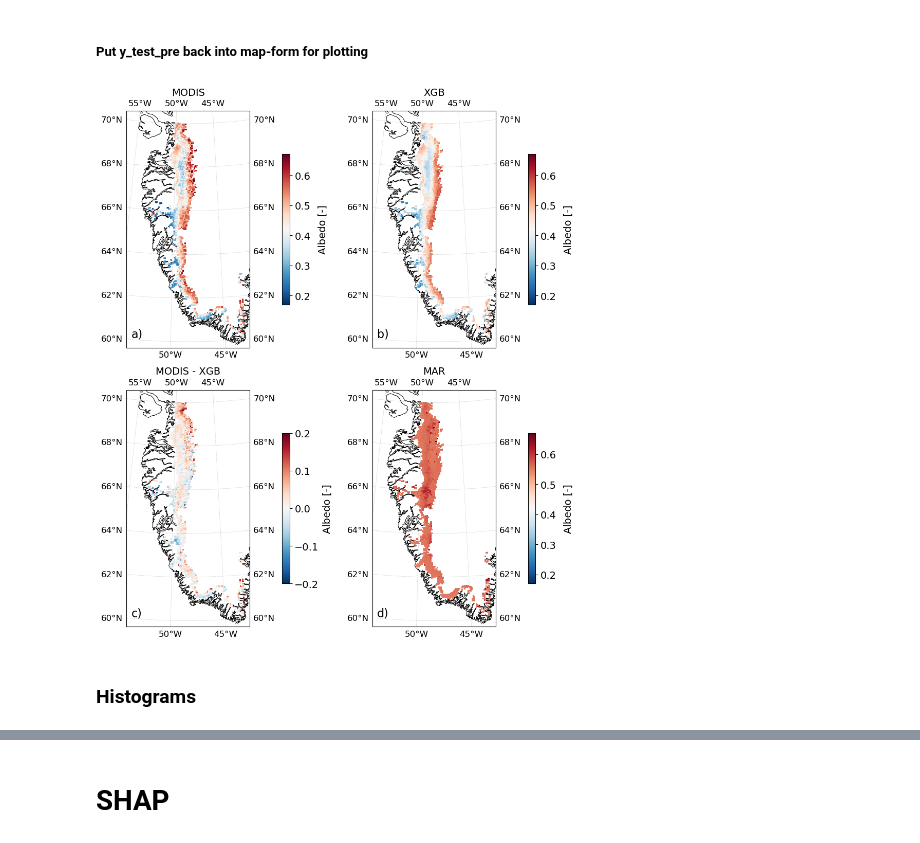
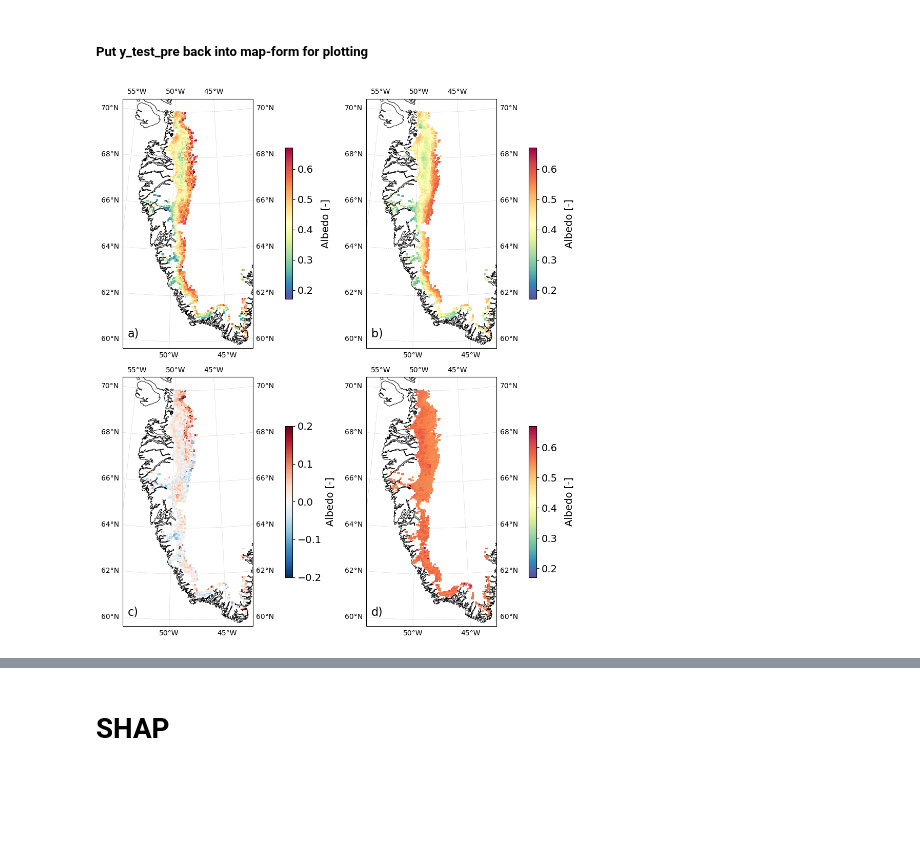
Before and after one commit to raf-antwerpen/PIXAL-predictive-ice-albedo-model, a Jupyter notebook: PIXAL.ipynb, the cells around one changed output, grey strips where cells are left out. Saved outputs shown, nothing was run; the diff lists cells and outputs as text; code cells hidden in the pictures; blank space fills up the shorter version.

```diff
--- a/PIXAL.ipynb
+++ b/PIXAL.ipynb
@@ -254,7 +276,7 @@ x_mask = x_dum
 y_nonan = y_mask[~np.isnan(y_mask)]
 
 # create zero matrix of same lenth as y_nonan, with space for all 23 features in x
-x_nonan = np.zeros((450110,x.shape[3]))
+x_nonan = np.zeros((299125,x.shape[3]))
 
 # put values of x (where bareice==1) in x_nonan, for all MAR features
 for i in range(x.shape[3]):
@@ -536,3 +670,20 @@ for t in range(y_test_pre.shape[0]):
+# %%
+# the last 40920 (old, is now like 29000) data points (all data points in X_test and y_test) are spread over the last 200 days.
+# put y_test_pre values in a matrix of shape (200,207,115) and then only use the last 184 days. otherwise the means are skewed towards august.
+y_test_pre_vals = np.zeros((200,207,115))
+AL2_test_vals = np.zeros((200,207,115))
+
+# number of valid values in the last 2 years/184 days, which is contained in the last 23648 values
+# this is also the first element on june 1, 2020
+fel = int(np.nansum(maskyc[-184:,:,:]))
+
+# only use the values from the last 2 years/184 days, which is contained in the last 23648 values
+y_test_last2y = y_test[-fel:]
+y_test_pre_last2y = y_test_pre[-fel:]
+
+for t in range(fel):
+    y_test_pre_vals[indices[0][-fel+t]-1824, indices[1][-fel+t], indices[2][-fel+t]] = y_test_pre_last2y[t]
+    AL2_test_vals[indices[0][-fel+t]-1824, indices[1][-fel+t], indices[2][-fel+t]] = AL2_test[t]
 # %%
 # only look at last two years (184 days). otherwise the mean is skewed towards august.
 y_test_pre_plot = y_test_pre_vals[-184:,:,:]
@@ -551,7 +702,7 @@ extent = [-54,-42.8,59.6,70.5]
 central_lon = np.mean(extent[:2])
 central_lat = np.mean(extent[2:])
 
-cmap = 'RdBu_r'
+cmap = 'Spectral_r'
 fig = plt.figure(figsize=(10, 11))
 
 ax1 = plt.subplot(2,2,1, projection = ccrs.Orthographic(central_lon, central_lat))
@@ -560,7 +711,7 @@ ax1.coastlines(resolution = '10m', linewidth=0.7, zorder=1)
 p1 = ax1.pcolor(LON[:n_lat_model,:n_lon_model], LAT[:n_lat_model,:n_lon_model], np.nanmean(y_mask_test[-184:,:,:], 0), cmap=cmap, zorder=2, vmin=0.17, vmax=0.67, transform=ccrs.PlateCarree())
 
 ax1.text(-290000, -540000, 'a)', fontsize=16)
-ax1.set_title('MODIS', fontsize=14)
+# ax1.set_title('MODIS', fontsize=14)
 
 cbar1 = fig.colorbar(p1, fraction=0.035, pad=0.15)
 cbar1.set_label('Albedo [-]', rotation=90, fontsize=14)
@@ -569,9 +720,9 @@ cbar1.ax.get_yaxis().labelpad = 10
 
 gl1 = ax1.gridlines(draw_labels=True, linewidth=0.5, linestyle='--', alpha=0.6, zorder=2)
 gl1.xlocator = mticker.FixedLocator([-55, -50, -45])
-gl1.xlabel_style = {'size': 12, 'color': 'black'}
+gl1.xlabel_style = {'size': 10, 'color': 'black'}
 gl1.ylocator = mticker.FixedLocator([60, 62, 64, 66, 68, 70])
-gl1.ylabel_style = {'size': 12, 'color': 'black'}
+gl1.ylabel_style = {'size': 10, 'color': 'black'}
 
 
 ax2 = plt.subplot(2,2,2, projection = ccrs.Orthographic(central_lon, central_lat))
@@ -580,7 +731,7 @@ ax2.coastlines(resolution = '10m', linewidth=0.7, zorder=1)
 p2 = ax2.pcolor(LON[:n_lat_model,:n_lon_model], LAT[:n_lat_model,:n_lon_model], np.nanmean(y_test_pre_plot, 0), cmap=cmap, zorder=2, vmin=0.17, vmax=0.67, transform=ccrs.PlateCarree())
 
 ax2.text(-290000, -540000, 'b)', fontsize=16)
-ax2.set_title('XGB', fontsize=14)
+# ax2.set_title('XGB', fontsize=14)
 
 cbar2 = fig.colorbar(p2, fraction=0.035, pad=0.15)
 cbar2.set_label('Albedo [-]', rotation=90, fontsize=14)
@@ -589,52 +740,52 @@ cbar2.ax.get_yaxis().labelpad = 10
 
 gl2 = ax2.gridlines(draw_labels=True, linewidth=0.5, linestyle='--', alpha=0.6, zorder=2)
 gl2.xlocator = mticker.FixedLocator([-55, -50, -45])
-gl2.xlabel_style = {'size': 12, 'color': 'black'}
+gl2.xlabel_style = {'size': 10, 'color': 'black'}
 gl2.ylocator = mticker.FixedLocator([60, 62, 64, 66, 68, 70])
-gl2.ylabel_style = {'size': 12, 'color': 'black'}
+gl2.ylabel_style = {'size': 10, 'color': 'black'}
 
 
 ax3 = plt.subplot(2,2,3, projection = ccrs.Orthographic(central_lon, central_lat))
 ax3.set_extent(extent)
 ax3.coastlines(resolution = '10m', linewidth=0.7, zorder=1)
-p3 = ax3.pcolor(LON[:n_lat_model,:n_lon_model], LAT[:n_lat_model,:n_lon_model], np.nanmean(y_mask_test[-199:,:,:], 0) - np.nanmean(y_test_pre_plot, 0), cmap=cmap, zorder=2, vmin=-0.2 ,vmax=0.2, transform=ccrs.PlateCarree())
+p3 = ax3.pcolor(LON[:n_lat_model,:n_lon_model], LAT[:n_lat_model,:n_lon_model], np.nanmean(y_mask_test[-199:,:,:], 0) - np.nanmean(y_test_pre_plot, 0), cmap='RdBu_r', zorder=2, vmin=-0.2 ,vmax=0.2, transform=ccrs.PlateCarree())
 
 ax3.text(-290000, -540000, 'c)', fontsize=16)
-ax3.set_title('MODIS - XGB', fontsize=14)
+# ax3.set_title('MODIS - XGB', fontsize=14)
 
 cbar3 = fig.colorbar(p3, fraction=0.035, pad=0.15)
 cbar3.set_label('Albedo [-]', rotation=90, fontsize=14)
 cbar3.ax.tick_params(labelsize = 14)
 cbar3.ax.get_yaxis().labelpad = 5
 
 gl3 = ax3.gridlines(draw_labels=True, linewidth=0.5, linestyle='--', alpha=0.6, zorder=2)
 gl3.xlocator = mticker.FixedLocator([-55, -50, -45])
-gl3.xlabel_style = {'size': 12, 'color': 'black'}
+gl3.xlabel_style = {'size': 10, 'color': 'black'}
 gl3.ylocator = mticker.FixedLocator([60, 62, 64, 66, 68, 70])
-gl3.ylabel_style = {'size': 12, 'color': 'black'}
+gl3.ylabel_style = {'size': 10, 'color': 'black'}
 
 
 ax4 = plt.subplot(2,2,4, projection = ccrs.Orthographic(central_lon, central_lat))
 ax4.set_extent(extent)
 ax4.coastlines(resolution = '10m', linewidth=0.7, zorder=1)
 p4 = ax4.pcolor(LON[:n_lat_model,:n_lon_model], LAT[:n_lat_model,:n_lon_model], np.nanmean(AL2_test_plot[-199:,:,:], 0), cmap=cmap, zorder=2, vmin=0.17, vmax=0.67, transform=ccrs.PlateCarree())
 
 ax4.text(-290000, -540000, 'd)', fontsize=16)
-ax4.set_title('MAR', fontsize=14)
+# ax4.set_title('MAR', fontsize=14)
 
 cbar4 = fig.colorbar(p4, fraction=0.035, pad=0.15)
 cbar4.set_label('Albedo [-]', rotation=90, fontsize=14)
 cbar4.ax.tick_params(labelsize = 14)
 cbar4.ax.get_yaxis().labelpad = 10
 
 gl4 = ax4.gridlines(draw_labels=True, linewidth=0.5, linestyle='--', alpha=0.6, zorder=2)
 gl4.xlocator = mticker.FixedLocator([-55, -50, -45])
-gl4.xlabel_style = {'size': 12, 'color': 'black'}
+gl4.xlabel_style = {'size': 10, 'color': 'black'}
 gl4.ylocator = mticker.FixedLocator([60, 62, 64, 66, 68, 70])
-gl4.ylabel_style = {'size': 12, 'color': 'black'}
+gl4.ylabel_style = {'size': 10, 'color': 'black'}
 
 plt.tight_layout()
+
+# fig.savefig('albedo_maps.png', bbox_inches = 'tight', pad_inches = 0, dpi=300)
 # %% [output]
-[figure, old version]
+[figure, new version]
-# %% [markdown]
-### Histograms
```
Also changed, not shown: parts of 58 cells of this notebook, 1 other file.
